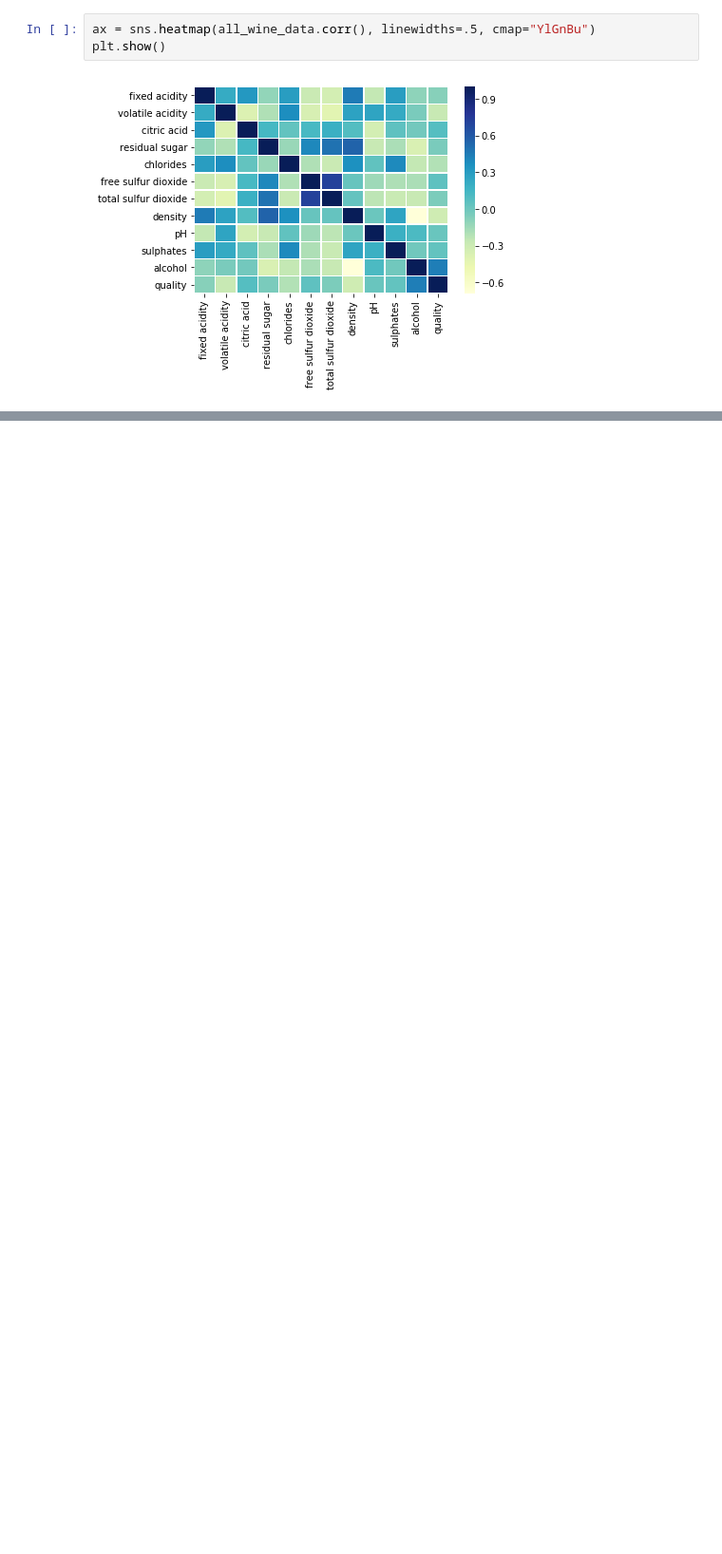
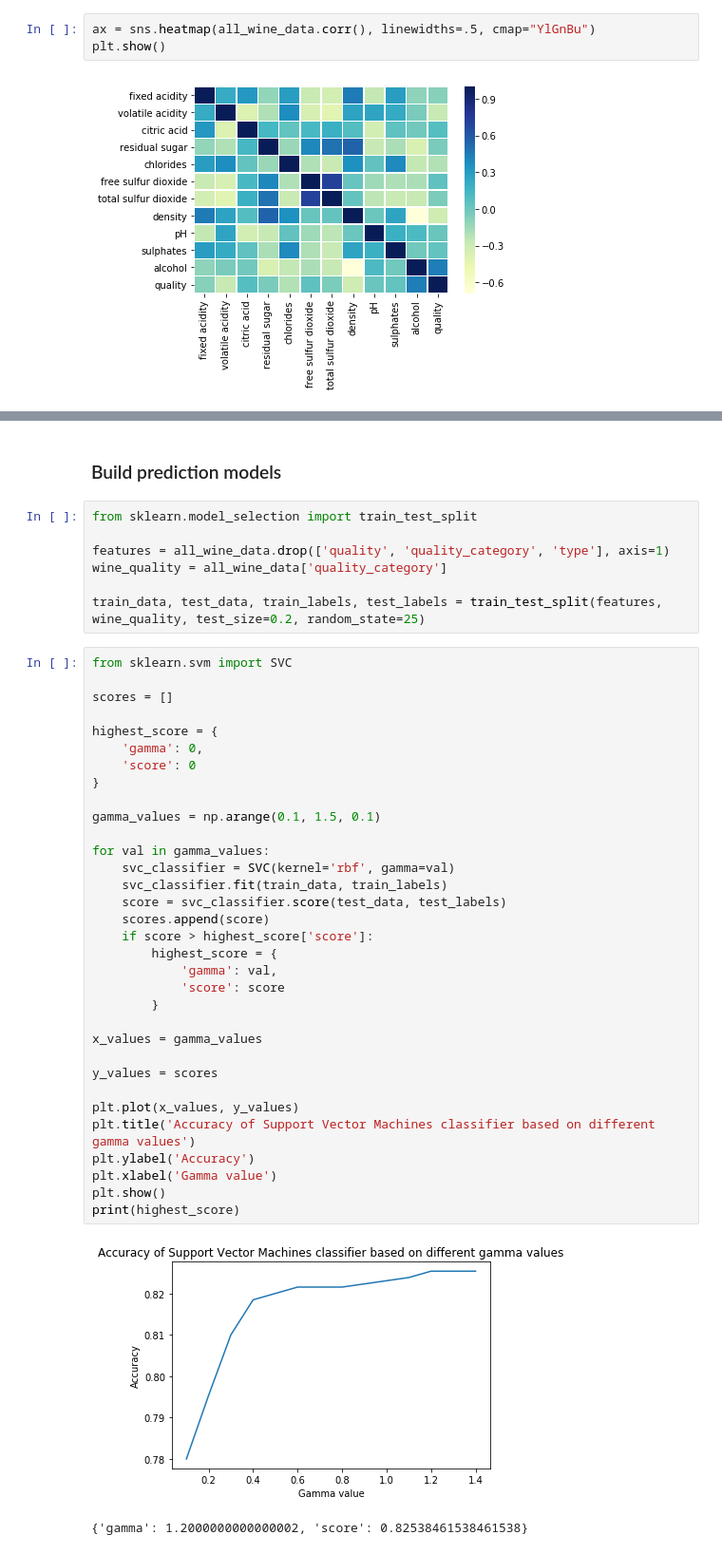
Before and after one commit to andrewhercules/predict-wine-quality, a Jupyter notebook: predict-wine-quality-analysis.ipynb, the cells around one changed output, grey strips where cells are left out. Shown: that part at 95% size. Cells and saved outputs as stored; diff of their text form; blank space fills up the shorter version.

Commit message:
Built SVC model to predict wine quality

```diff
--- a/predict-wine-quality-analysis.ipynb
+++ b/predict-wine-quality-analysis.ipynb
@@ -132,0 +150,45 @@ plt.show()
+# %% [markdown]
+### Build prediction models
+# %%
+from sklearn.model_selection import train_test_split
+
+features = all_wine_data.drop(['quality', 'quality_category', 'type'], axis=1)
+wine_quality = all_wine_data['quality_category']
+
+train_data, test_data, train_labels, test_labels = train_test_split(features, wine_quality, test_size=0.2, random_state=25)
+# %%
+from sklearn.svm import SVC
+
+scores = []
+
+highest_score = {
+    'gamma': 0,
+    'score': 0
+}
+
+gamma_values = np.arange(0.1, 1.5, 0.1)
+
+for val in gamma_values:
+    svc_classifier = SVC(kernel='rbf', gamma=val)
+    svc_classifier.fit(train_data, train_labels)
+    score = svc_classifier.score(test_data, test_labels)
+    scores.append(score)
+    if score > highest_score['score']:
+        highest_score = {
+            'gamma': val,
+            'score': score
+        }
+
+x_values = gamma_values
+
+y_values = scores
+
+plt.plot(x_values, y_values)
+plt.title('Accuracy of Support Vector Machines classifier based on different gamma values')
+plt.ylabel('Accuracy')
+plt.xlabel('Gamma value')
+plt.show()
+print(highest_score)
+# %% [output]
+[figure, added]
+{'gamma': 1.2000000000000002, 'score': 0.82538461538461538}
```
Also changed, not shown: parts of 3 cells of this notebook.
